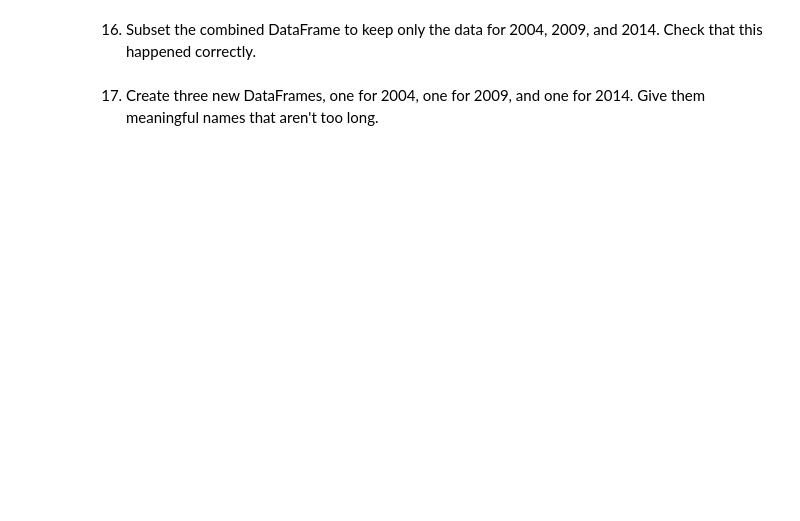
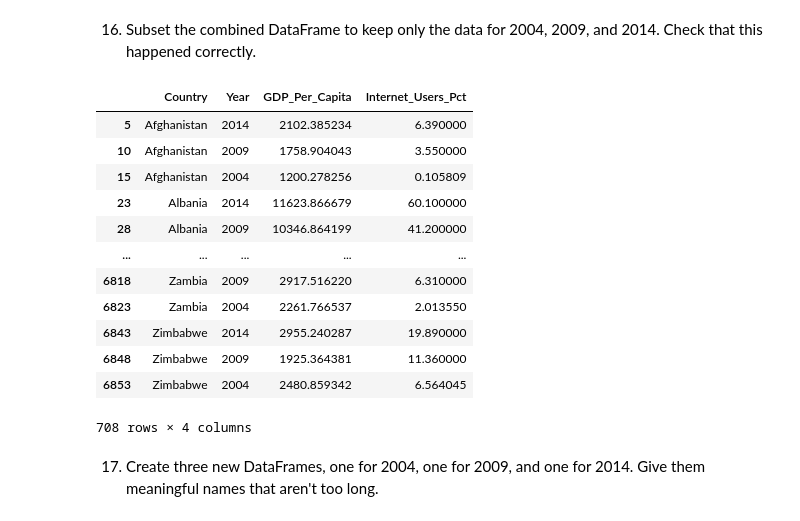
Before and after one commit to Cuiweiyi/gdp-and-internet-usage-Cuiweiyi, a Jupyter notebook: notebooks/Setup for the gdp_percap.ipynb, the cells around one changed output. Saved outputs shown, nothing was run; the diff lists cells and outputs as text; code cells hidden in the pictures; blank space fills up the shorter version.

```diff
--- a/notebooks/Setup for the gdp_percap.ipynb
+++ b/notebooks/Setup for the gdp_percap.ipynb
@@ -90,8 +155,22 @@ gdp_and_internet_use.tail()
 # %% [markdown]
 16. Subset the combined DataFrame to keep only the data for 2004, 2009, and 2014. Check that this happened correctly.
 # %%
-filter_list = ['2004', '2009', '2014']
+filter_list = [2004, 2009, 2014]
 gdp_and_internet_use[gdp_and_internet_use.Year.isin(filter_list)]
+# %% [output]
+|  | Country | Year | GDP_Per_Capita | Internet_Users_Pct |
+| 5 | Afghanistan | 2014 | 2102.385234 | 6.390000 |
+| 10 | Afghanistan | 2009 | 1758.904043 | 3.550000 |
+| 15 | Afghanistan | 2004 | 1200.278256 | 0.105809 |
+| 23 | Albania | 2014 | 11623.866679 | 60.100000 |
+| 28 | Albania | 2009 | 10346.864199 | 41.200000 |
+| ... | ... | ... | ... | ... |
+| 6818 | Zambia | 2009 | 2917.516220 | 6.310000 |
+| 6823 | Zambia | 2004 | 2261.766537 | 2.013550 |
+| 6843 | Zimbabwe | 2014 | 2955.240287 | 19.890000 |
+| 6848 | Zimbabwe | 2009 | 1925.364381 | 11.360000 |
+| 6853 | Zimbabwe | 2004 | 2480.859342 | 6.564045 |
+708 rows × 4 columns
 # %% [markdown]
 17. Create three new DataFrames, one for 2004, one for 2009, and one for 2014. Give them meaningful names that aren't too long.
 # %%
```
Also changed, not shown: parts of 27 cells of this notebook.
